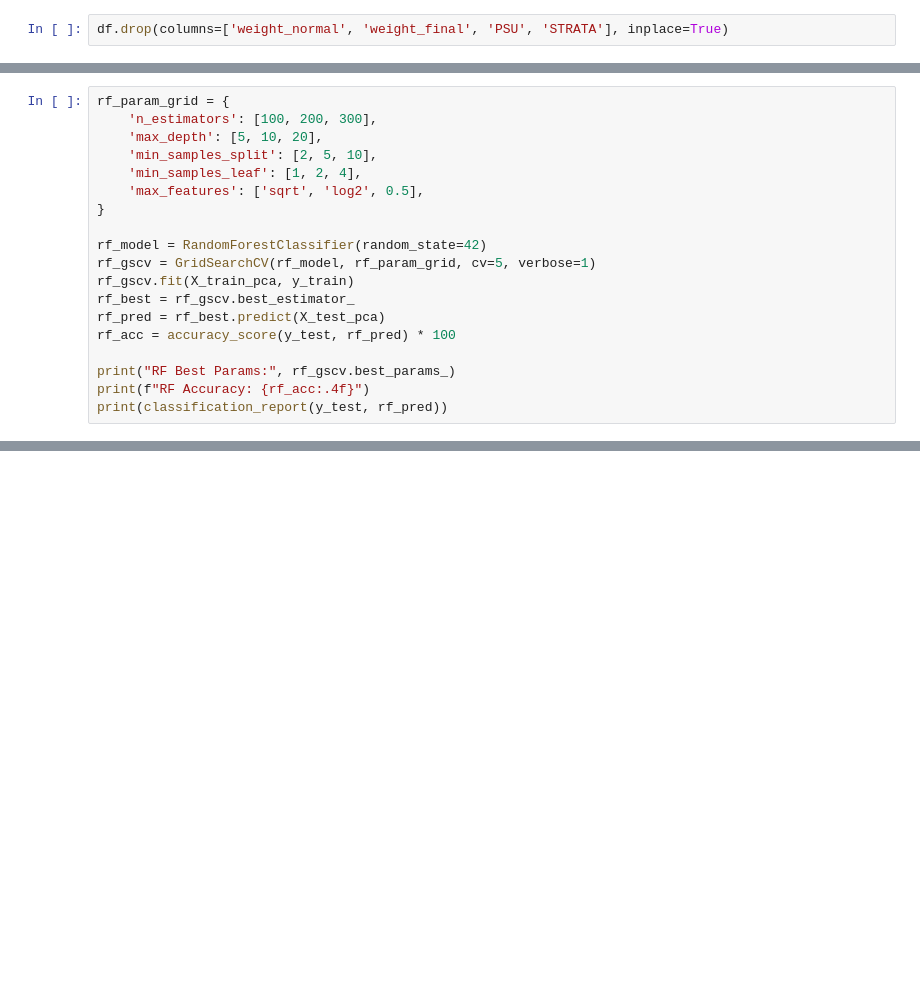
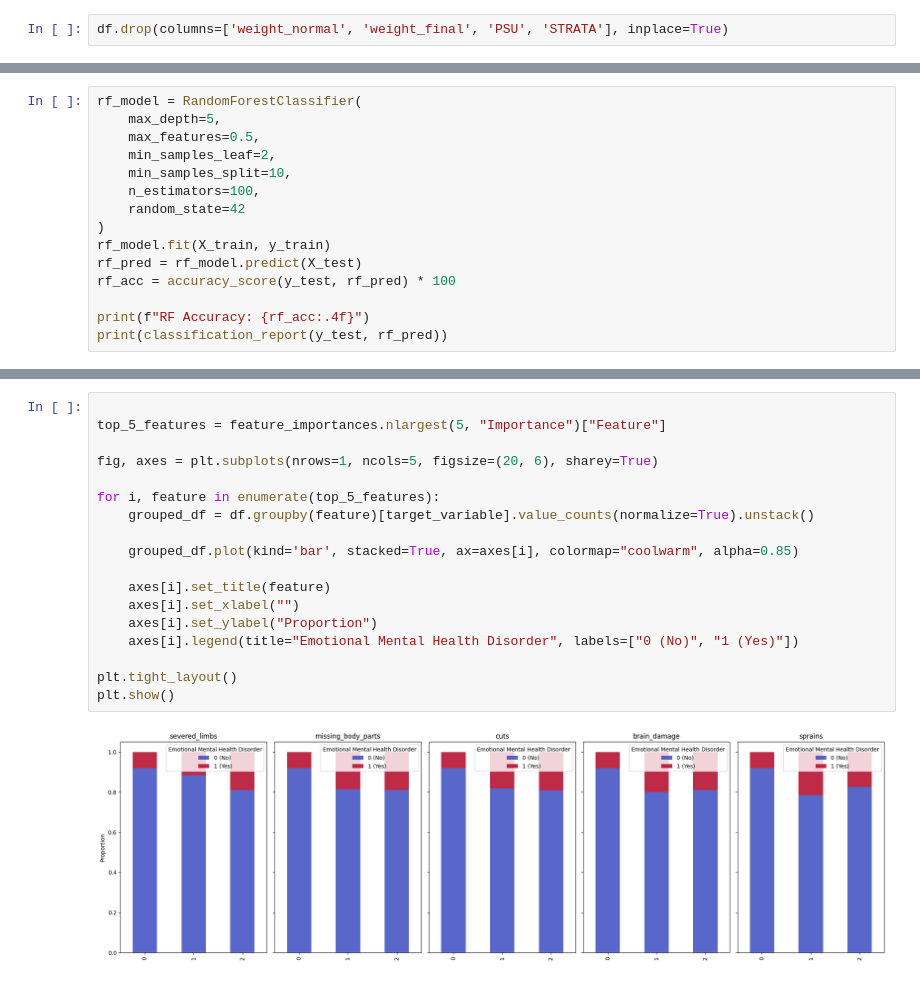
Before and after one commit to PhilipusAdrielTandra/Mental_health_correlation, a Jupyter notebook: Cedera.ipynb, the cells around one changed output, grey strips where cells are left out. Saved outputs shown, nothing was run; the diff lists cells and outputs as text; blank space fills up the shorter version.

```diff
--- a/Cedera.ipynb
+++ b/Cedera.ipynb
@@ -85,19 +175,15 @@ print(classification_report(y_test, xgb_pred))
 # %%
-rf_param_grid = {
-    'n_estimators': [100, 200, 300],
-    'max_depth': [5, 10, 20],
-    'min_samples_split': [2, 5, 10],
-    'min_samples_leaf': [1, 2, 4],
-    'max_features': ['sqrt', 'log2', 0.5],
-}
-
-rf_model = RandomForestClassifier(random_state=42)
-rf_gscv = GridSearchCV(rf_model, rf_param_grid, cv=5, verbose=1)
-rf_gscv.fit(X_train_pca, y_train)
-rf_best = rf_gscv.best_estimator_
-rf_pred = rf_best.predict(X_test_pca)
+rf_model = RandomForestClassifier(
+    max_depth=5,
+    max_features=0.5,
+    min_samples_leaf=2,
+    min_samples_split=10,
+    n_estimators=100,
+    random_state=42
+)
+rf_model.fit(X_train, y_train)
+rf_pred = rf_model.predict(X_test)
 rf_acc = accuracy_score(y_test, rf_pred) * 100
 
-print("RF Best Params:", rf_gscv.best_params_)
 print(f"RF Accuracy: {rf_acc:.4f}")
 print(classification_report(y_test, rf_pred))
@@ -206,0 +352,20 @@ plt.show()
+# %%
+
+top_5_features = feature_importances.nlargest(5, "Importance")["Feature"]
+
+fig, axes = plt.subplots(nrows=1, ncols=5, figsize=(20, 6), sharey=True)
+
+for i, feature in enumerate(top_5_features):
+    grouped_df = df.groupby(feature)[target_variable].value_counts(normalize=True).unstack()
+
+    grouped_df.plot(kind='bar', stacked=True, ax=axes[i], colormap="coolwarm", alpha=0.85)
+
+    axes[i].set_title(feature)
+    axes[i].set_xlabel("")
+    axes[i].set_ylabel("Proportion")
+    axes[i].legend(title="Emotional Mental Health Disorder", labels=["0 (No)", "1 (Yes)"])
+
+plt.tight_layout()
+plt.show()
+# %% [output]
+[figure, added]
```
Also changed, not shown: parts of 25 cells of this notebook, 2 other files.
